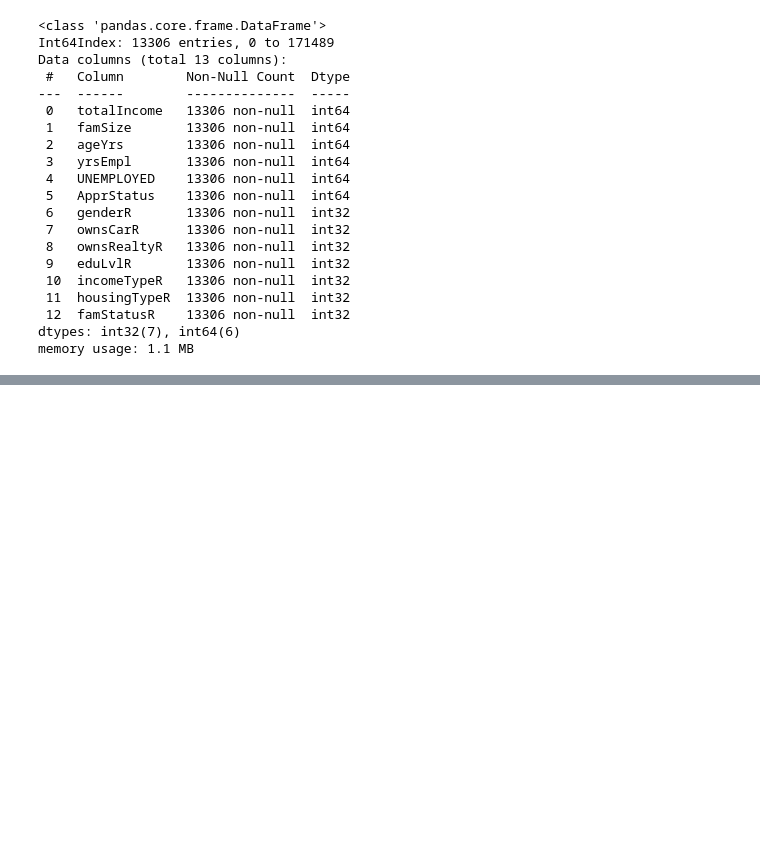
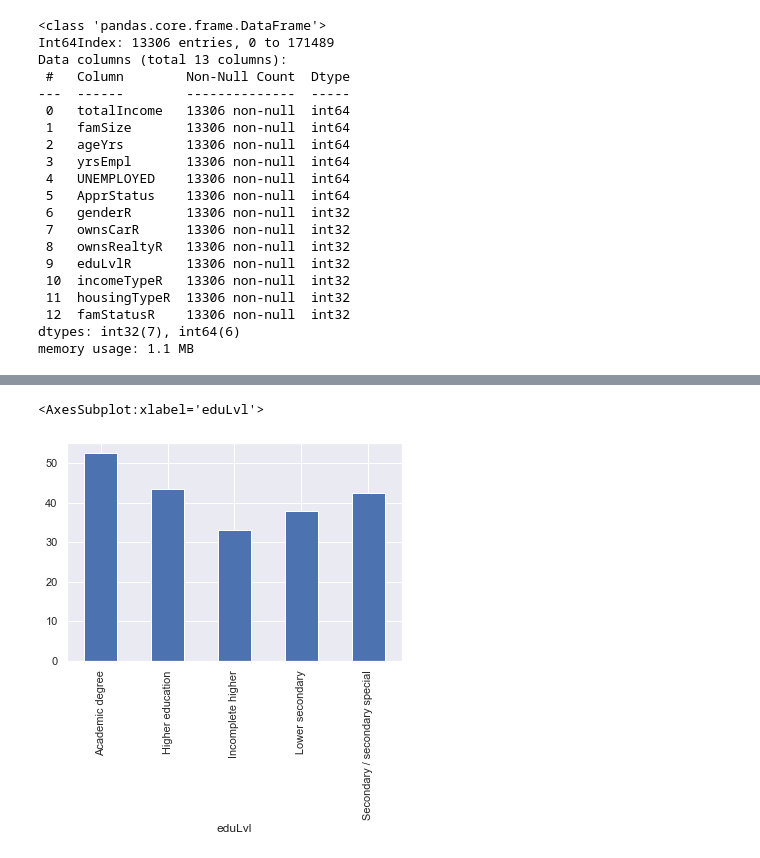
Before and after one commit to dezgarci/Final-Project, a Jupyter notebook: Notebooks/Wk3Explore.ipynb, the cells around one changed output, grey strips where cells are left out. Drawn from its saved outputs; the diff is of its cells as text; code cells hidden in the pictures; blank space fills up the shorter version.

```diff
--- a/Notebooks/Wk3Explore.ipynb
+++ b/Notebooks/Wk3Explore.ipynb
@@ -604,0 +627,6 @@ KeyError: 'ownsCar'
+# %%
+# Education level
+rate.groupby('eduLvl')['rate'].mean().plot(kind = 'bar')
+# %% [output]
+<AxesSubplot:xlabel='eduLvl'>
+[figure, added]
```
Also changed, not shown: parts of 14 cells of this notebook, 11 other files.
